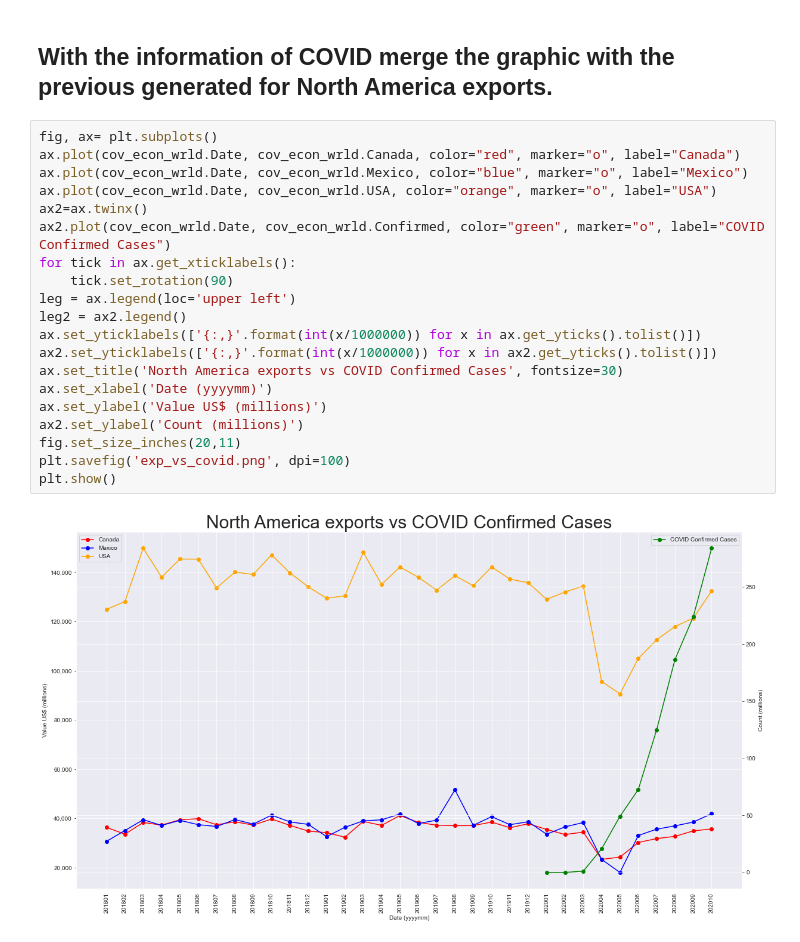
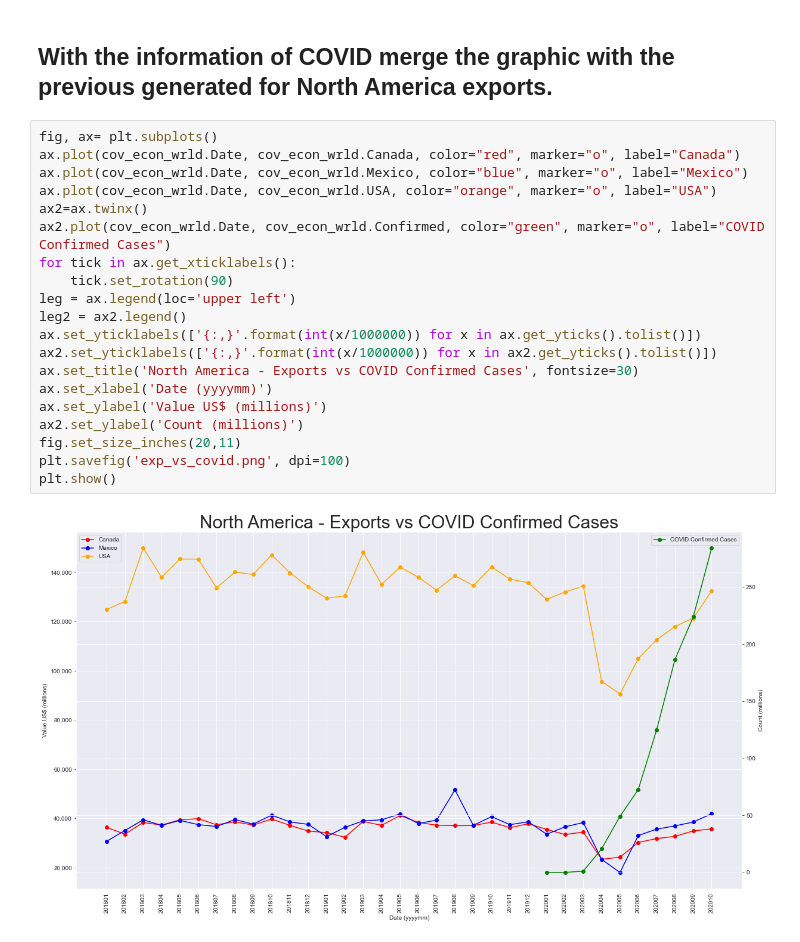
Before and after one commit to Abigail-GG/Project-1, a Jupyter notebook: tmec_analysis.ipynb, the cells around one changed output. Drawn from its saved outputs; the diff is of its cells as text.

```diff
--- a/tmec_analysis.ipynb
+++ b/tmec_analysis.ipynb
@@ -303,22 +303,22 @@ cov_econ_wrld = e_t_wrld_df.join(na_cov_df2.set_index('Date'), on='Date')
 # %%
 fig, ax= plt.subplots()
 ax.plot(cov_econ_wrld.Date, cov_econ_wrld.Canada, color="red", marker="o", label="Canada")
 ax.plot(cov_econ_wrld.Date, cov_econ_wrld.Mexico, color="blue", marker="o", label="Mexico")
 ax.plot(cov_econ_wrld.Date, cov_econ_wrld.USA, color="orange", marker="o", label="USA")
 ax2=ax.twinx()
 ax2.plot(cov_econ_wrld.Date, cov_econ_wrld.Confirmed, color="green", marker="o", label="COVID Confirmed Cases")
 for tick in ax.get_xticklabels():
     tick.set_rotation(90)
 leg = ax.legend(loc='upper left')
 leg2 = ax2.legend()
 ax.set_yticklabels(['{:,}'.format(int(x/1000000)) for x in ax.get_yticks().tolist()])
 ax2.set_yticklabels(['{:,}'.format(int(x/1000000)) for x in ax2.get_yticks().tolist()])
-ax.set_title('North America exports vs COVID Confirmed Cases', fontsize=30)
+ax.set_title('North America - Exports vs COVID Confirmed Cases', fontsize=30)
 ax.set_xlabel('Date (yyyymm)')
 ax.set_ylabel('Value US$ (millions)')
 ax2.set_ylabel('Count (millions)')
 fig.set_size_inches(20,11)
 plt.savefig('exp_vs_covid.png', dpi=100)
 plt.show()
 # %% [output]
-[figure, old version]
+[figure, new version]
```
